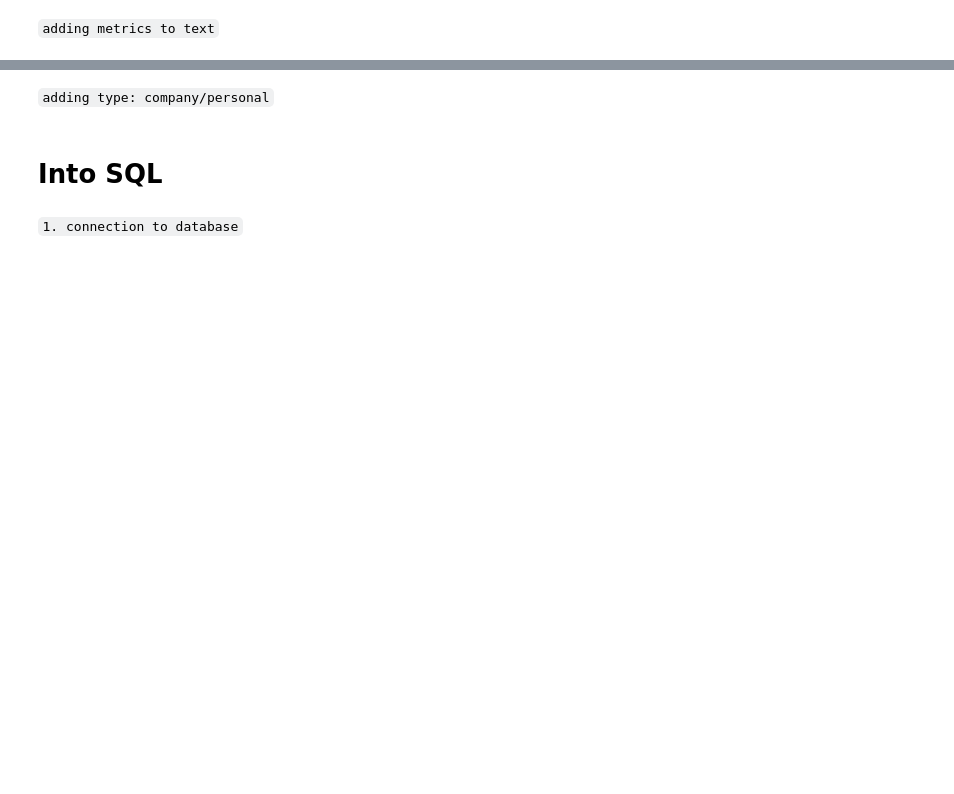
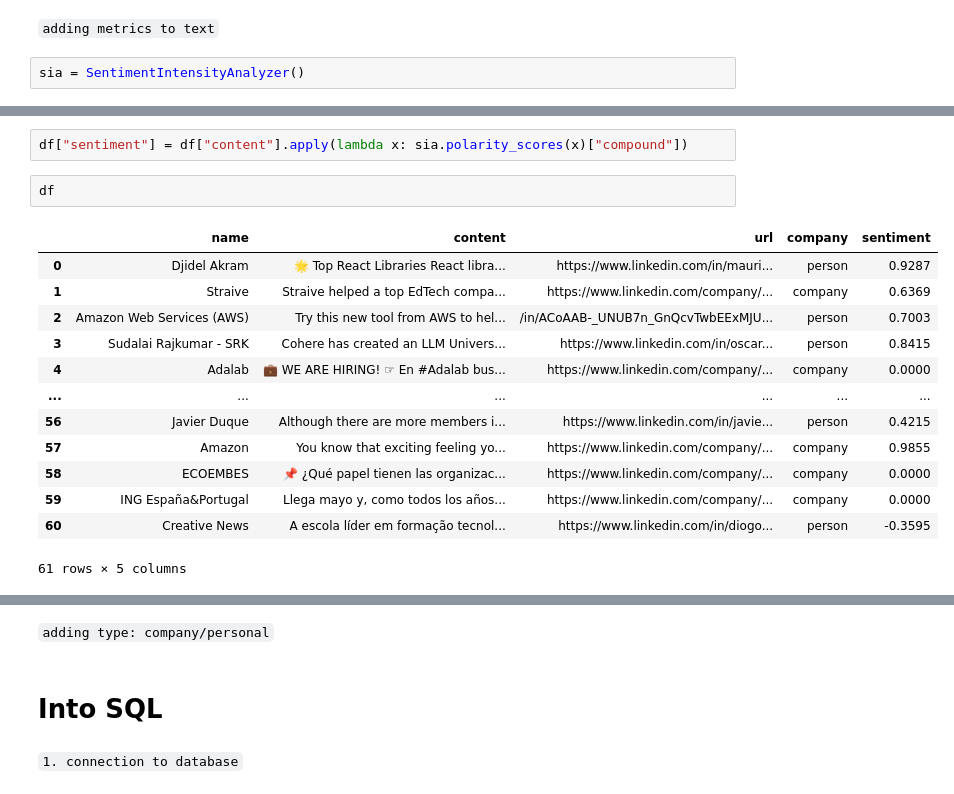
Before and after one commit to Ironhack-data-bcn-feb-2023/lectures, a Jupyter notebook: 34. Selenium.ipynb, the cells around one changed output, grey strips where cells are left out. Cells and saved outputs as stored; diff of their text form; blank space fills up the shorter version.

```diff
--- a/34. Selenium.ipynb
+++ b/34. Selenium.ipynb
@@ -258,2 +319,4 @@ df
 # %% [markdown]
 `adding metrics to text`
+# %%
+sia = SentimentIntensityAnalyzer()
@@ -259,0 +339,18 @@ df
+# %%
+df["sentiment"] = df["content"].apply(lambda x: sia.polarity_scores(x)["compound"])
+# %%
+df
+# %% [output]
+|  | name | content | url | company | sentiment |
+| 0 | Djidel Akram | 🌟 Top React Libraries React libra... | https://www.linkedin.com/in/mauri... | person | 0.9287 |
+| 1 | Straive | Straive helped a top EdTech compa... | https://www.linkedin.com/company/... | company | 0.6369 |
+| 2 | Amazon Web Services (AWS) | Try this new tool from AWS to hel... | /in/ACoAAB-_UNUB7n_GnQcvTwbEExMJU... | person | 0.7003 |
+| 3 | Sudalai Rajkumar - SRK | Cohere has created an LLM Univers... | https://www.linkedin.com/in/oscar... | person | 0.8415 |
+| 4 | Adalab | 💼 WE ARE HIRING! ☞ En #Adalab bus... | https://www.linkedin.com/company/... | company | 0.0000 |
+| ... | ... | ... | ... | ... | ... |
+| 56 | Javier Duque | Although there are more members i... | https://www.linkedin.com/in/javie... | person | 0.4215 |
+| 57 | Amazon | You know that exciting feeling yo... | https://www.linkedin.com/company/... | company | 0.9855 |
+| 58 | ECOEMBES | 📌 ¿Qué papel tienen las organizac... | https://www.linkedin.com/company/... | company | 0.0000 |
+| 59 | ING España&Portugal | Llega mayo y, como todos los años... | https://www.linkedin.com/company/... | company | 0.0000 |
+| 60 | Creative News | A escola líder em formação tecnol... | https://www.linkedin.com/in/diogo... | person | -0.3595 |
+61 rows × 5 columns
```
Also changed, not shown: parts of 33 cells of this notebook, 1 other file.
